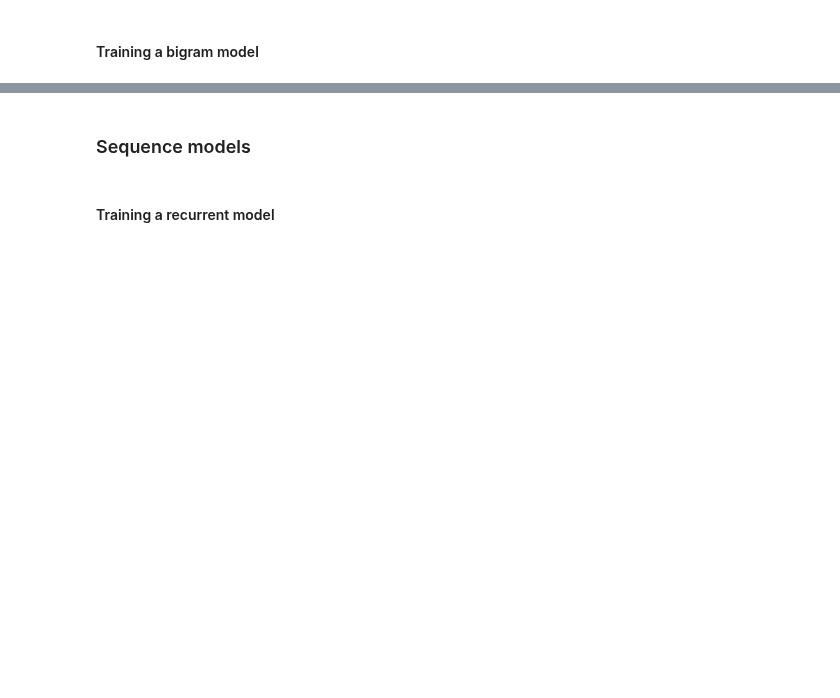
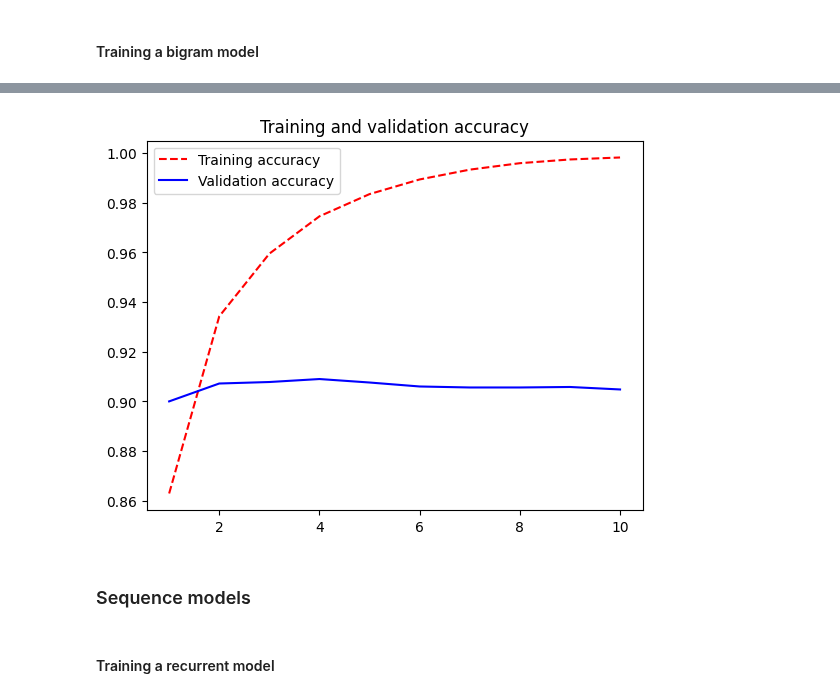
Before and after one commit to MinyaevAndrey/fchollet-deep-learning-with-python-notebooks, a Jupyter notebook: chapter14_text-classification.ipynb, the cells around one changed output, grey strips where cells are left out. Saved outputs shown, nothing was run; the diff lists cells and outputs as text; code cells hidden in the pictures; blank space fills up the shorter version.

```diff
--- a/chapter14_text-classification.ipynb
+++ b/chapter14_text-classification.ipynb
@@ -489,0 +567,31 @@ model.fit(
+# %%
+def build_linear_classifier(max_tokens, name):
+    # inputs = keras.Input(shape=(max_tokens,))
+    # outputs = layers.Dense(1, activation="sigmoid")(inputs)
+    # model = keras.Model(inputs, outputs, name=name)
+
+    # очень странная модель — в ней вообще нет скрытых слоёв.
+    # Это просто один выходной нейрон, напрямую подключенный к входу
+    # Это логистическая регрессия, а не нейронная сеть. Нет ни одного скрытого слоя.
+    # Такую модель (без скрытых слоёв) используют только для простейшей бинарной классификации,
+    # когда данные уже линейно разделимы или для бейзлайна.
+    model = keras.Sequential([
+        layers.Input(shape=(max_tokens,)),
+        layers.Dense(1, activation="sigmoid", input_shape=(max_tokens,))
+    ], name=name)
+
+    model.compile(
+        optimizer="adam",
+        loss="binary_crossentropy",
+        metrics=["accuracy"],
+    )
+    return model
+
+model = build_linear_classifier(max_tokens, "bigram_classifier")
+history = model.fit(
+    bigram_train_ds.cache(),
+    validation_data=bigram_val_ds.cache(),
+    epochs=10,
+    # callbacks=[early_stopping],
+)
+# Модель достигла точности 90,4 % на контрольных данных — заметное улучшение! Оказывается, локальный порядок слов очень важен.
@@ -493,3 +625,17 @@ test_acc
+# %%
+import matplotlib.pyplot as plt
+
+accuracy = history.history["accuracy"]
+val_accuracy = history.history["val_accuracy"]
+epochs = range(1, len(accuracy) + 1)
+
+plt.plot(epochs, accuracy, "r--", label="Training accuracy")
+plt.plot(epochs, val_accuracy, "b", label="Validation accuracy")
+plt.title("Training and validation accuracy")
+plt.legend()
+plt.show()
+# %% [output]
+[figure, added]
 # %% [markdown]
 ### Sequence models
 # %%
```
Also changed, not shown: parts of 16 cells of this notebook.
